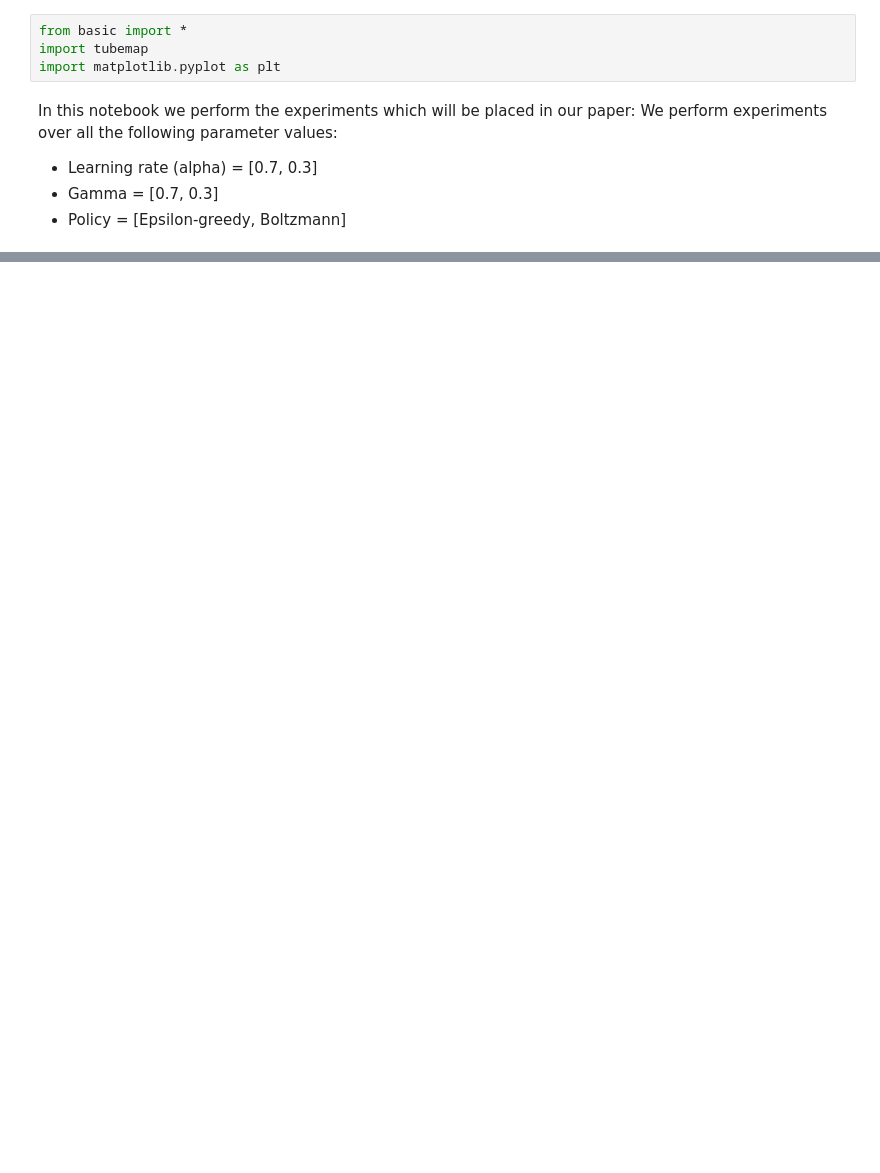
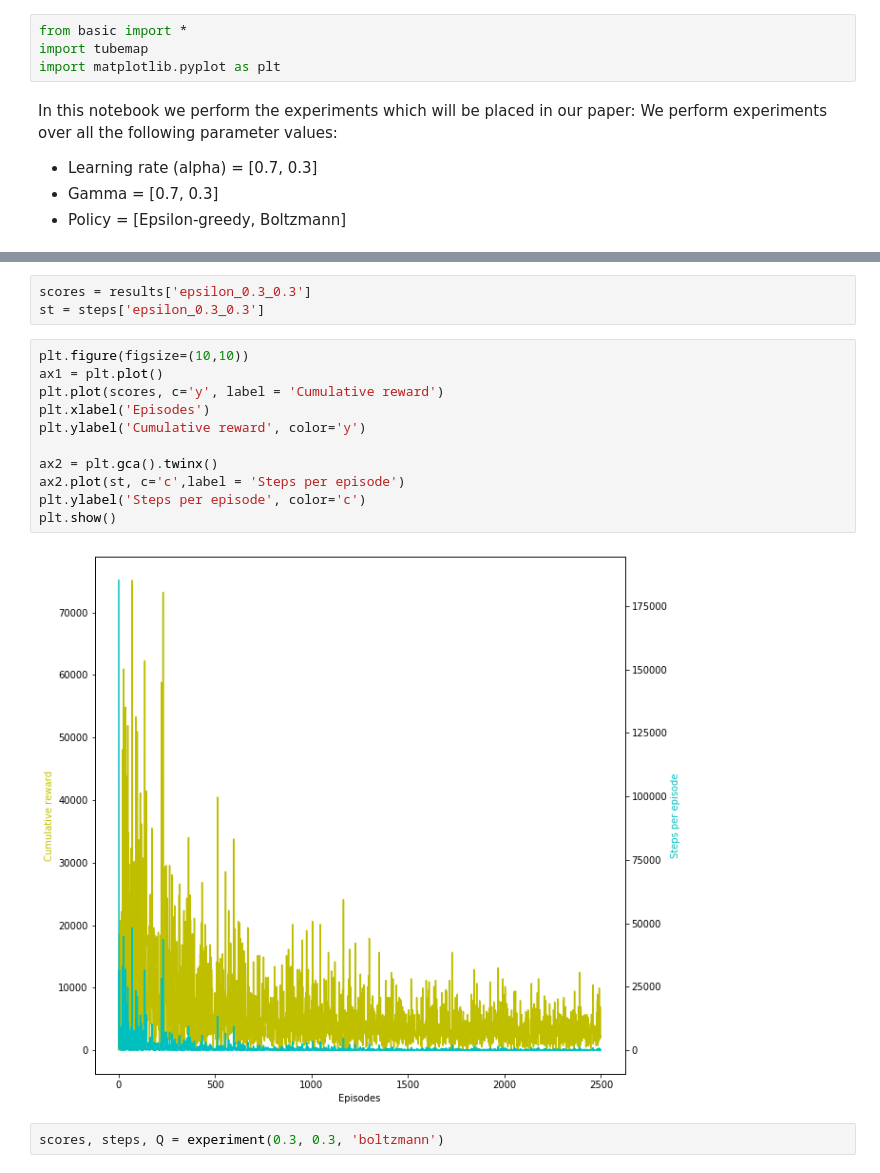
Before and after one commit to am-berry/ms_cw, a Jupyter notebook: DL/experiments.ipynb, the cells around one changed output, grey strips where cells are left out. Drawn from its saved outputs; the diff is of its cells as text; blank space fills up the shorter version.

```diff
--- a/DL/experiments.ipynb
+++ b/DL/experiments.ipynb
@@ -64,0 +80,18 @@ plt.show()
+# %%
+scores = results['epsilon_0.3_0.3']
+st = steps['epsilon_0.3_0.3']
+# %%
+plt.figure(figsize=(10,10))
+ax1 = plt.plot()
+plt.plot(scores, c='y', label = 'Cumulative reward')
+plt.xlabel('Episodes')
+plt.ylabel('Cumulative reward', color='y')
+
+ax2 = plt.gca().twinx()
+ax2.plot(st, c='c',label = 'Steps per episode')
+plt.ylabel('Steps per episode', color='c')
+plt.show()
+# %% [output]
+[figure, added]
+# %%
+scores, steps, Q = experiment(0.3, 0.3, 'boltzmann')
```
Also changed, not shown: parts of 5 cells of this notebook, 2 other files.
